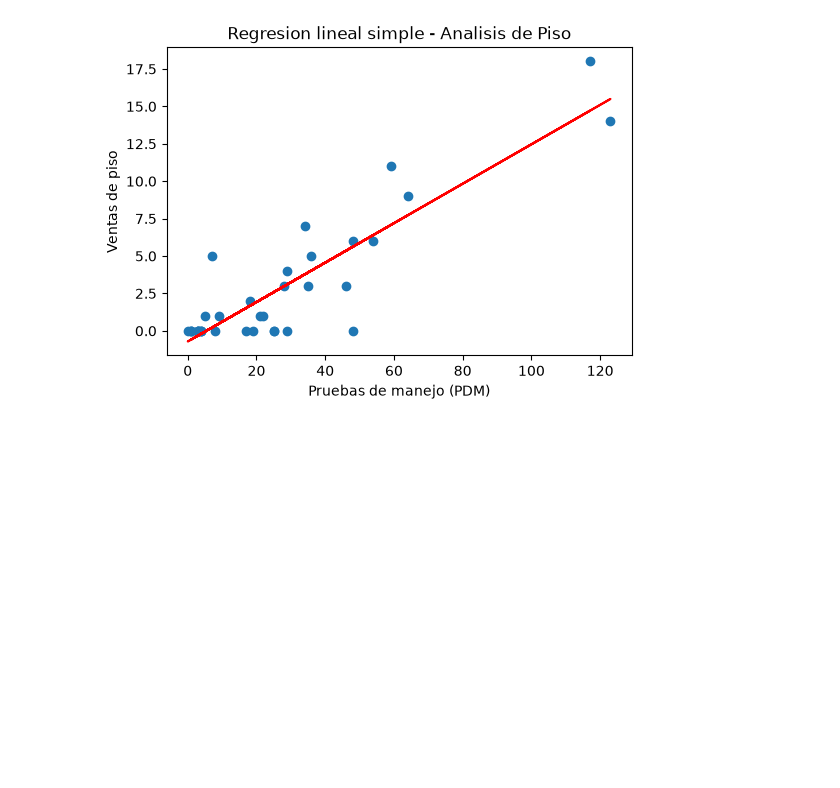
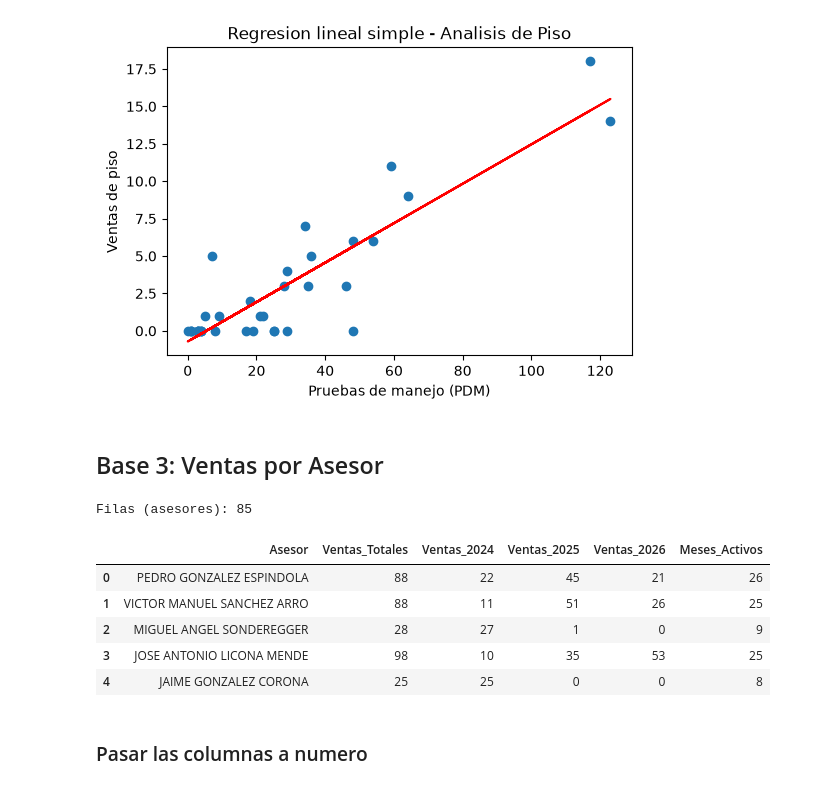
Before and after one commit to a01739757-netizen/Regresi-n-Lineal-Simple, a Jupyter notebook: Actividad 5.2/Actividad 5.2.ipynb, the cells around one changed output. Saved outputs shown, nothing was run; the diff lists cells and outputs as text; code cells hidden in the pictures; blank space fills up the shorter version.

```diff
--- a/Actividad 5.2/Actividad 5.2.ipynb
+++ b/Actividad 5.2/Actividad 5.2.ipynb
@@ -282,3 +282,41 @@ r  (correlacion): 0.89
 r2 (que tanto explica): 0.793
 valor p: 0.0
 [figure]
+# %% [markdown]
+## Base 3: Ventas por Asesor
+# %%
+crudo3 = pd.read_csv("Analisis GAC Full7agosto 2026(Ventas por Asesor ).csv",
+                     header=None, low_memory=False)
+
+# Los meses van en las columnas 1 a 30 (Feb-24 ... Jul-26).
+# El acumulado esta en la 31 (total), 33 (2024), 35 (2025) y 37 (2026).
+# La lista de vendedores empieza en la fila 5 y termina antes de "Total general".
+meses = list(range(1, 31))
+
+ventas = pd.DataFrame({
+    "Asesor": crudo3[0],
+    "Ventas_Totales": crudo3[31],
+    "Ventas_2024": crudo3[33],
+    "Ventas_2025": crudo3[35],
+    "Ventas_2026": crudo3[37],
+})
+
+# Cuento en cuantos meses el asesor vendio al menos un auto
+matriz_meses = crudo3[meses].apply(pd.to_numeric, errors="coerce")
+ventas["Meses_Activos"] = (matriz_meses.fillna(0) > 0).sum(axis=1)
+
+ventas = ventas.iloc[5:].reset_index(drop=True)
+ventas = ventas[ventas["Asesor"].notna()].copy()
+ventas = ventas[ventas["Asesor"].astype(str).str.strip() != "Total general"].copy()
+print("Filas (asesores):", len(ventas))
+ventas.head()
+# %% [output]
+Filas (asesores): 85
+|  | Asesor | Ventas_Totales | Ventas_2024 | Ventas_2025 | Ventas_2026 | Meses_Activos |
+| 0 | PEDRO GONZALEZ ESPINDOLA | 88 | 22 | 45 | 21 | 26 |
+| 1 | VICTOR MANUEL SANCHEZ ARRO | 88 | 11 | 51 | 26 | 25 |
+| 2 | MIGUEL ANGEL SONDEREGGER | 28 | 27 | 1 | 0 | 9 |
+| 3 | JOSE ANTONIO LICONA MENDE | 98 | 10 | 35 | 53 | 25 |
+| 4 | JAIME GONZALEZ CORONA | 25 | 25 | 0 | 0 | 8 |
+# %% [markdown]
+### Pasar las columnas a numero
```
Also changed, not shown: parts of 6 cells of this notebook, 1 other file.
